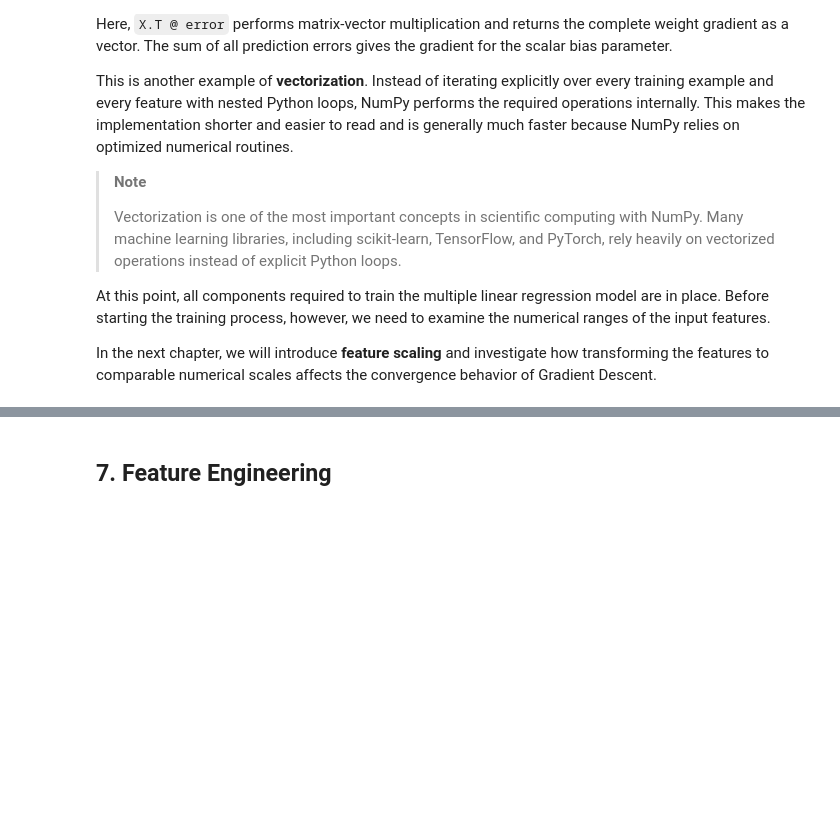
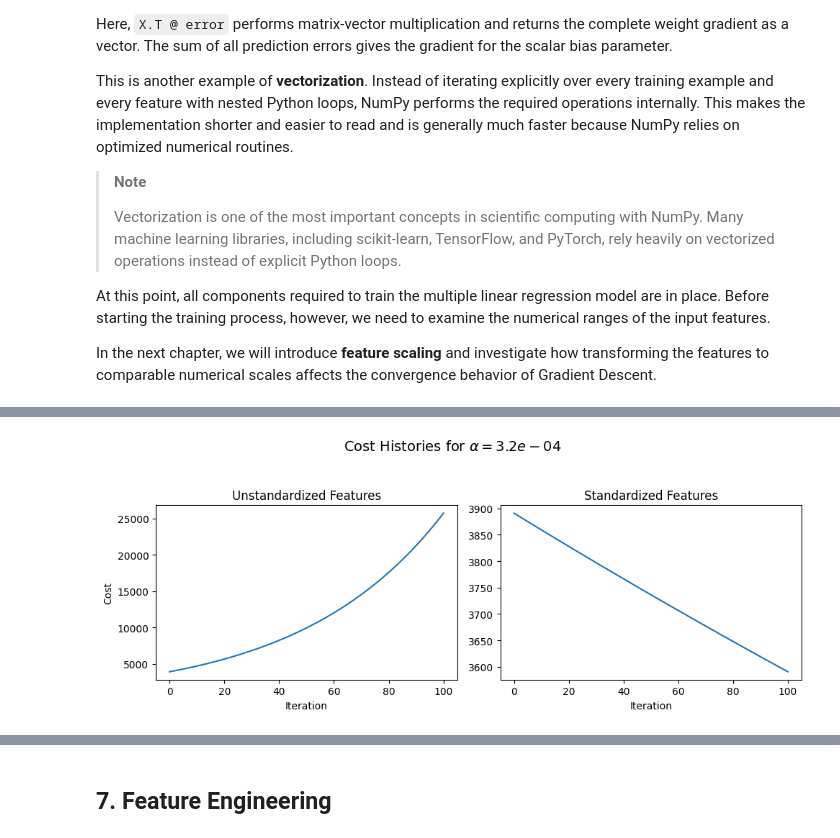
Before and after one commit to MonasteryStudent/ml-from-scratch, a Jupyter notebook: notebooks/02_multiple_linear_regression/multiple_linear_regression.ipynb, the cells around one changed output, grey strips where cells are left out. Cells and saved outputs as stored; diff of their text form; code cells hidden in the pictures; blank space fills up the shorter version.

```diff
--- a/notebooks/02_multiple_linear_regression/multiple_linear_regression.ipynb
+++ b/notebooks/02_multiple_linear_regression/multiple_linear_regression.ipynb
@@ -378,0 +385,31 @@ In the following chapter, we will train the model using both standardized and un
+# %%
+learning_rate = 3.2e-4
+iterations = 100
+
+w_init = np.zeros(X.shape[1])
+b_init = 0
+
+feature_matrices = [X, X_standardized]
+
+axes_titles = ["Unstandardized Features", "Standardized Features"]
+fig_title = rf"Cost Histories for $\alpha = {learning_rate:.1e}$"
+fig_size = (10, 4)
+
+cost_histories = []
+
+for feature_matrix in feature_matrices:
+    cost_history = compute_cost_history(
+        feature_matrix,
+        y,
+        w_init,
+        b_init,
+        learning_rate,
+        iterations
+    )
+    cost_histories.append(cost_history)
+
+plot_cost_histories(cost_histories, fig_title, axes_titles, fig_size)
+
+plt.show()
+# %% [output]
+[figure, added]
```
Also changed, not shown: parts of 14 cells of this notebook, 2 other files.
